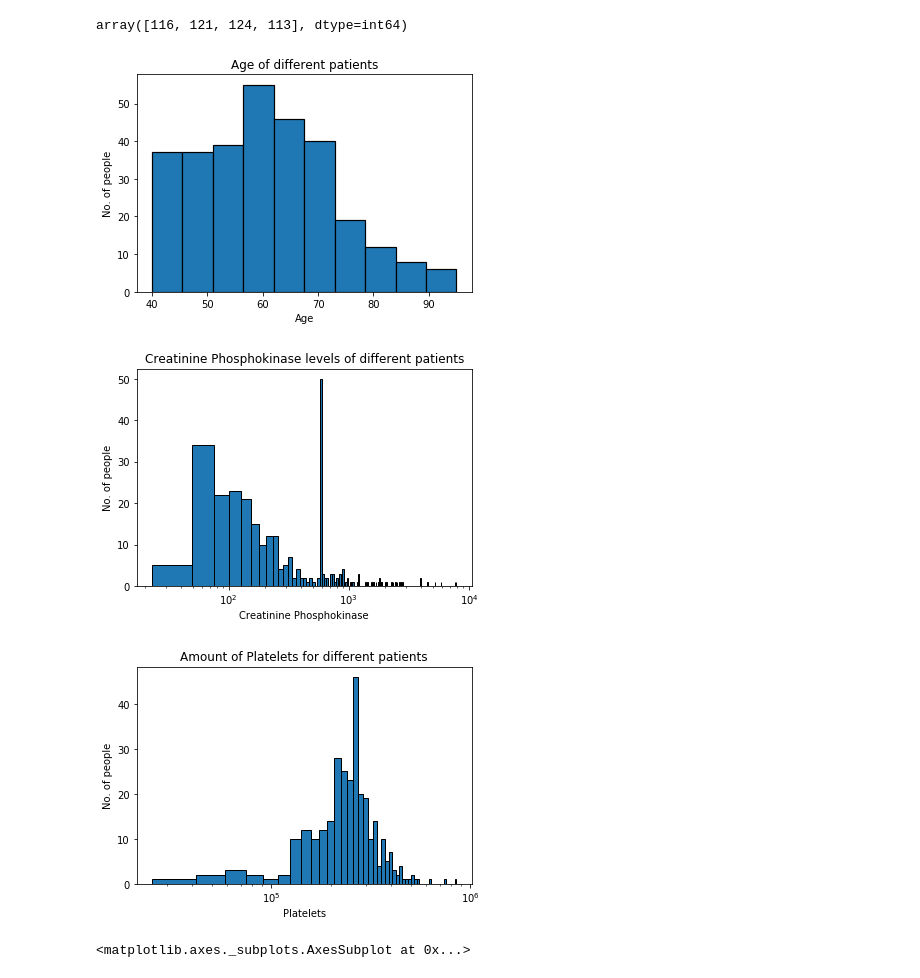
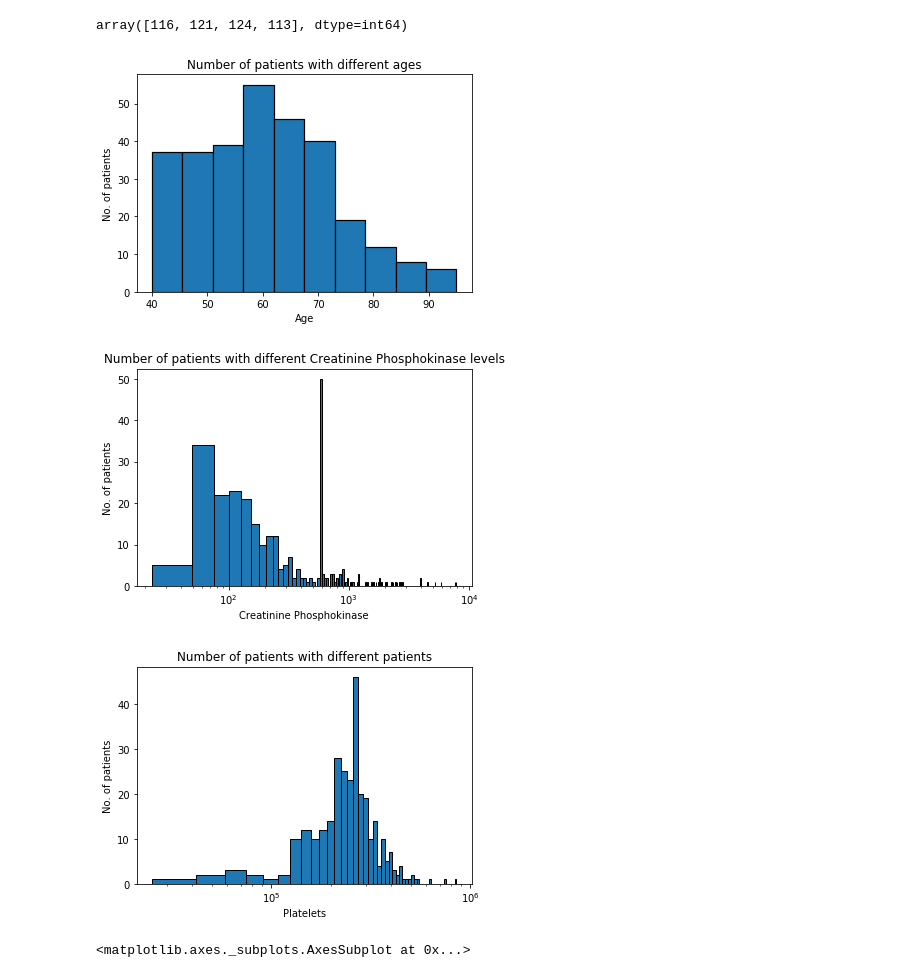
Before and after one commit to SaiRamishetty-23/PDS_assignment2, a Jupyter notebook: assignment2_code.ipynb, the cells around one changed output. Drawn from its saved outputs; the diff is of its cells as text; code cells hidden in the pictures.

```diff
--- a/assignment2_code.ipynb
+++ b/assignment2_code.ipynb
@@ -180,34 +180,34 @@ array([116, 121, 124, 113], dtype=int64)
 # %%
 #We can see the age range of the patients.
 clinical_records['age'].plot(kind = 'hist', bins = 10,edgecolor='black', linewidth=1.2)
-plt.title('Age of different patients')
+plt.title('Number of patients with different ages')
 plt.xlabel('Age')
-plt.ylabel('No. of people')
+plt.ylabel('No. of patients')
 plt.show()
 # %% [output]
-[figure, old version]
+[figure, new version]
 # %%
 #x values are way too high to draw, therefore, we need to use log scale
 #The historgram is skewed to the right
 clinical_records['creatinine_phosphokinase'].plot(kind = 'hist', bins = 300,edgecolor='black')
-plt.title('Creatinine Phosphokinase levels of different patients')
+plt.title('Number of patients with different Creatinine Phosphokinase levels')
 plt.xscale('log')
 plt.xlabel('Creatinine Phosphokinase')
-plt.ylabel('No. of people')
+plt.ylabel('No. of patients')
 plt.show()
 # %% [output]
-[figure, old version]
+[figure, new version]
 # %%
 #Again, x values are too high. we need log scale
 #Overall,this diagram is a bit skewed to the left
 clinical_records['platelets'].plot(kind = 'hist', bins = 50,edgecolor='black')
-plt.title('Amount of Platelets for different patients')
+plt.title('Number of patients with different patients')
 plt.xscale('log')
 plt.xlabel('Platelets')
-plt.ylabel('No. of people')
+plt.ylabel('No. of patients')
 plt.show()
 # %% [output]
-[figure, old version]
+[figure, new version]
 # %%
 #There seem to be few outliers. Overall, it is symmetrically distributed
 clinical_records.boxplot(column='serum_sodium')
```
